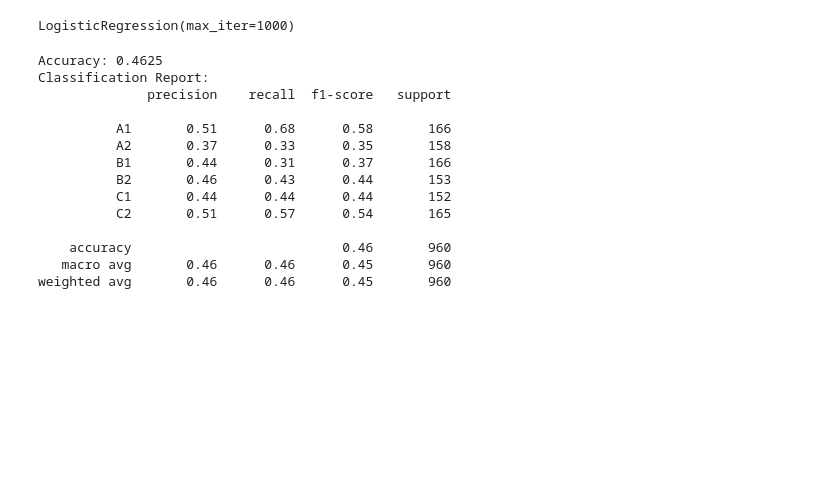
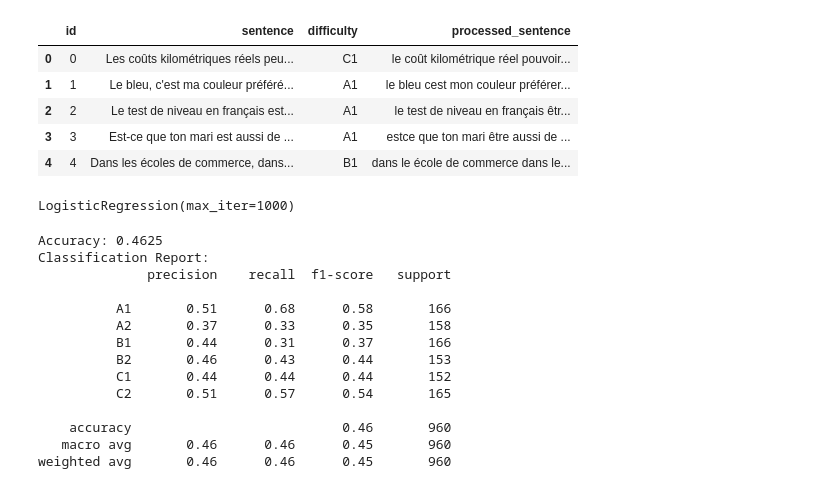
Before and after one commit to oblanc4/FrenchTextProjet, a Jupyter notebook: LogisticRegressionModel.ipynb, the cells around one changed output. Drawn from its saved outputs; the diff is of its cells as text; code cells hidden in the pictures; blank space fills up the shorter version.

```diff
--- a/LogisticRegressionModel.ipynb
+++ b/LogisticRegressionModel.ipynb
@@ -9,6 +9,50 @@ file_path_training = "training_data.csv"
 # Read the CSV file
 unlabelled_test_data = pd.read_csv(file_path_test)
 training_data = pd.read_csv(file_path_training)
+# %%
+import string
+import spacy
+# Load the French spaCy model
+
+nlp = spacy.load("fr_core_news_sm")
+
+def preprocess_text(text):
+
+    """
+
+    Preprocess the text by:
+
+    - Lowercasing
+
+    - Removing punctuation
+
+    - Lemmatizing (using French spaCy model)
+
+    """
+
+    # Lowercase
+    text = text.lower()
+    # Remove punctuation
+    text = text.translate(str.maketrans('', '', string.punctuation))
+    # Lemmatization using spaCy
+    doc = nlp(text)
+    lemmatized_text = " ".join([token.lemma_ for token in doc])
+
+    return lemmatized_text
+
+# Apply the preprocessing to the 'sentence' column
+
+training_data['processed_sentence'] = training_data['sentence'].apply(preprocess_text)
+
+# Display the first few rows of the updated dataframe
+training_data.head()
+# %% [output]
+|  | id | sentence | difficulty | processed_sentence |
+| 0 | 0 | Les coûts kilométriques réels peu... | C1 | le coût kilométrique réel pouvoir... |
+| 1 | 1 | Le bleu, c'est ma couleur préféré... | A1 | le bleu cest mon couleur préférer... |
+| 2 | 2 | Le test de niveau en français est... | A1 | le test de niveau en français êtr... |
+| 3 | 3 | Est-ce que ton mari est aussi de ... | A1 | estce que ton mari être aussi de ... |
+| 4 | 4 | Dans les écoles de commerce, dans... | B1 | dans le école de commerce dans le... |
 # %%
 from sklearn.feature_extraction.text import TfidfVectorizer
 from sklearn.model_selection import train_test_split
```
Also changed, not shown: parts of 24 cells of this notebook, 8 other files.
